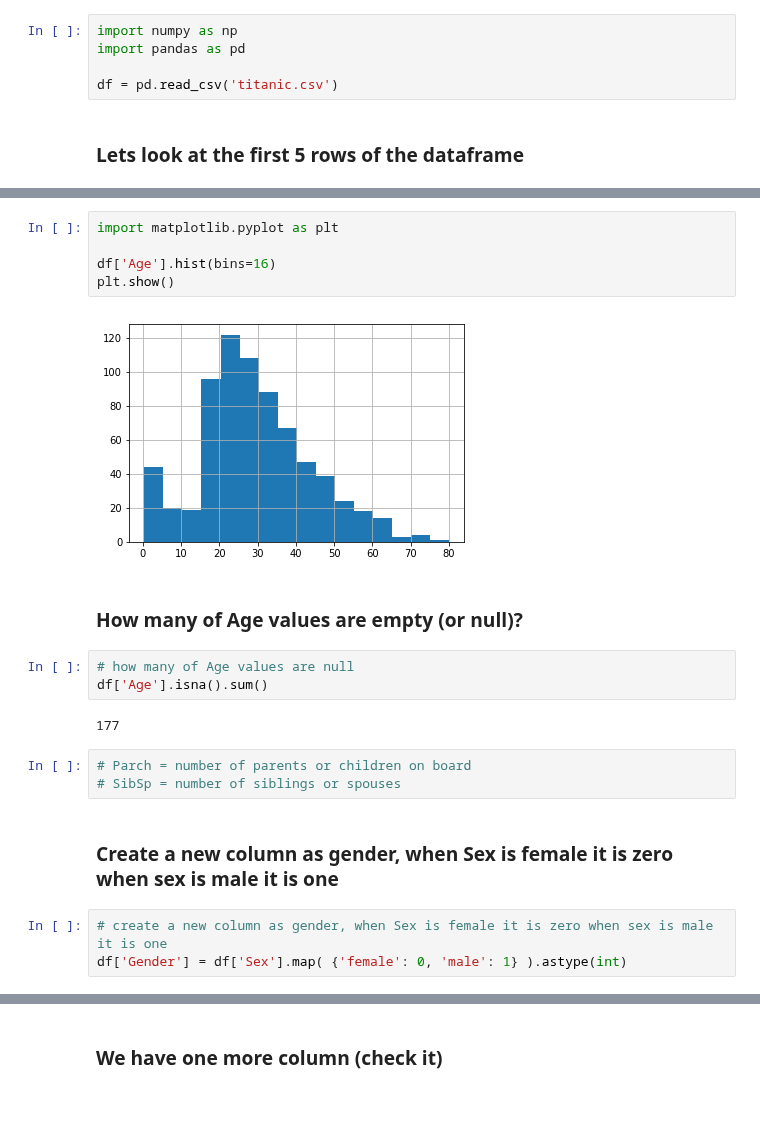
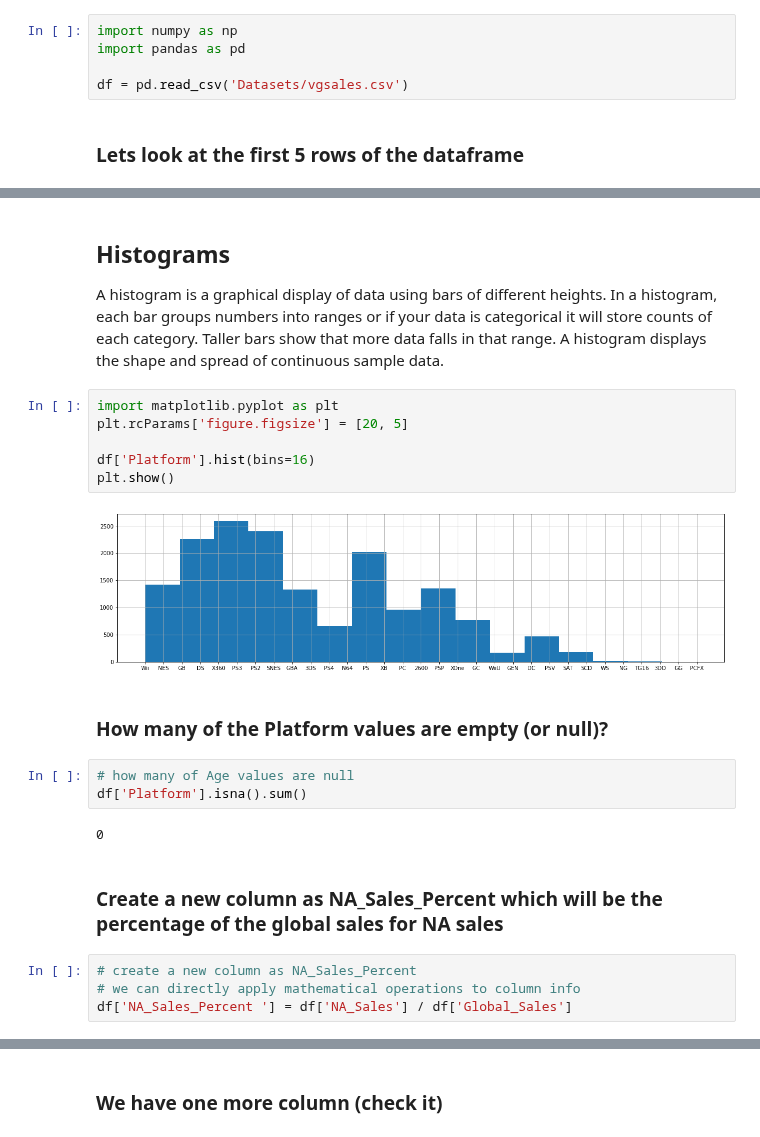
Before and after one commit to Make-School-Courses/DS-1.1-Data-Analysis, a Jupyter notebook: Notebooks/Pandas_Titanic.ipynb, the cells around one changed output, grey strips where cells are left out. Drawn from its saved outputs; the diff is of its cells as text; blank space fills up the shorter version.

```diff
--- a/Notebooks/Pandas_Titanic.ipynb
+++ b/Notebooks/Pandas_Titanic.ipynb
@@ -15,7 +15,7 @@ You can download the CSV from [the repo](https://github.com/Make-School-Courses/
 import numpy as np
 import pandas as pd
 
-df = pd.read_csv('titanic.csv')
+df = pd.read_csv('Datasets/vgsales.csv')
 # %% [markdown]
 ### Lets look at the first 5 rows of the dataframe
 # %%
@@ -54,25 +72,28 @@ embarked        Port of Embarkation
+# %% [markdown]
+## Histograms
+
+A histogram is a graphical display of data using bars of different heights. In a histogram, each bar groups numbers into ranges or if your data is categorical it will store counts of each category. Taller bars show that more data falls in that range. A histogram displays the shape and spread of continuous sample data.
 # %%
 import matplotlib.pyplot as plt
+plt.rcParams['figure.figsize'] = [20, 5]
 
-df['Age'].hist(bins=16)
+df['Platform'].hist(bins=16)
 plt.show()
 # %% [output]
-[figure, old version]
+[figure, new version]
 # %% [markdown]
-### How many of Age values are empty (or null)?
+### How many of the Platform values are empty (or null)?
 # %%
 # how many of Age values are null
-df['Age'].isna().sum()
+df['Platform'].isna().sum()
 # %% [output]
-177
+0
-# %%
-# Parch = number of parents or children on board
-# SibSp = number of siblings or spouses
-# %% [markdown]
-### Create a new column as gender, when Sex is female it is zero when sex is male it is one
-# %%
-# create a new column as gender, when Sex is female it is zero when sex is male it is one
-df['Gender'] = df['Sex'].map( {'female': 0, 'male': 1} ).astype(int)
+# %% [markdown]
+### Create a new column as NA_Sales_Percent which will be the percentage of the global sales for NA sales
+# %%
+# create a new column as NA_Sales_Percent
+# we can directly apply mathematical operations to column info
+df['NA_Sales_Percent '] = df['NA_Sales'] / df['Global_Sales']
 # %%
 df.head()
 # %% [output]
```
Also changed, not shown: parts of 101 cells of this notebook, 3 other files.
